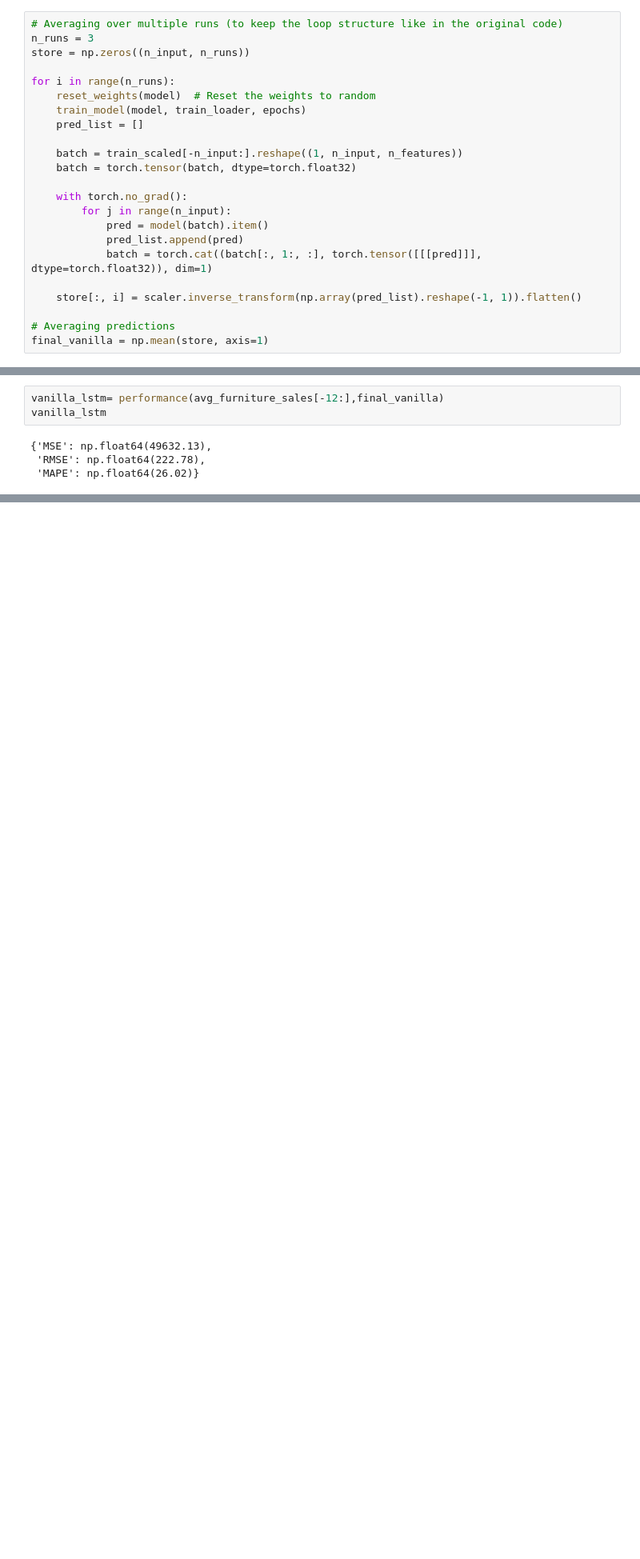
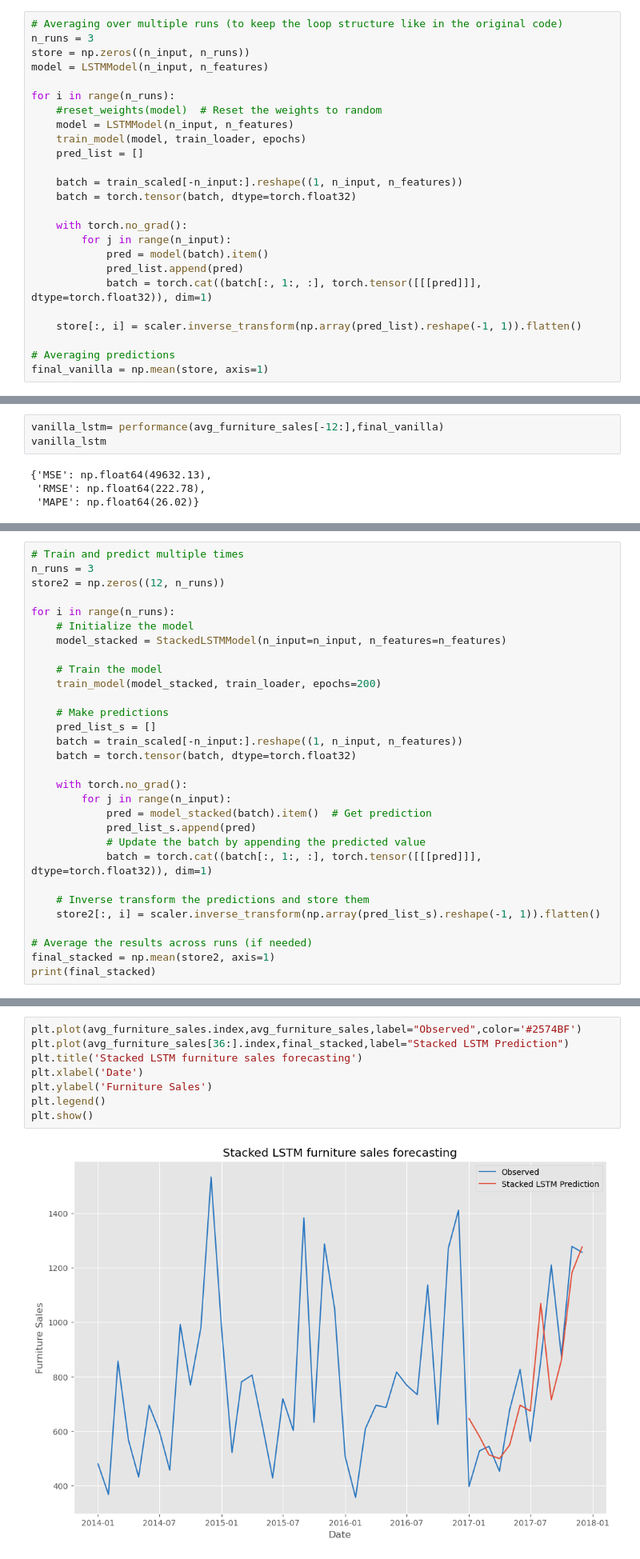
Before and after one commit to stdost/retail_store_sales_forecasting, a Jupyter notebook: notebooks/Project_playground.ipynb, the cells around one changed output, grey strips where cells are left out. Shown: that part at 80% size. Cells and saved outputs as stored; diff of their text form; blank space fills up the shorter version.

Commit message:
Adding stacked

```diff
--- a/notebooks/Project_playground.ipynb
+++ b/notebooks/Project_playground.ipynb
@@ -337,9 +337,11 @@ def reset_weights(model):
 # Averaging over multiple runs (to keep the loop structure like in the original code)
 n_runs = 3
 store = np.zeros((n_input, n_runs))
+model = LSTMModel(n_input, n_features)
 
 for i in range(n_runs):
-    reset_weights(model)  # Reset the weights to random
+    #reset_weights(model)  # Reset the weights to random
+    model = LSTMModel(n_input, n_features)
     train_model(model, train_loader, epochs)
     pred_list = []
 
@@ -412,0 +442,30 @@ vanilla_lstm
+# %%
+# Train and predict multiple times
+n_runs = 3
+store2 = np.zeros((12, n_runs))
+
+for i in range(n_runs):
+    # Initialize the model
+    model_stacked = StackedLSTMModel(n_input=n_input, n_features=n_features)
+
+    # Train the model
+    train_model(model_stacked, train_loader, epochs=200)
+
+    # Make predictions
+    pred_list_s = []
+    batch = train_scaled[-n_input:].reshape((1, n_input, n_features))
+    batch = torch.tensor(batch, dtype=torch.float32)
+
+    with torch.no_grad():
+        for j in range(n_input):
+            pred = model_stacked(batch).item()  # Get prediction
+            pred_list_s.append(pred)
+            # Update the batch by appending the predicted value
+            batch = torch.cat((batch[:, 1:, :], torch.tensor([[[pred]]], dtype=torch.float32)), dim=1)
+
+    # Inverse transform the predictions and store them
+    store2[:, i] = scaler.inverse_transform(np.array(pred_list_s).reshape(-1, 1)).flatten()
+
+# Average the results across runs (if needed)
+final_stacked = np.mean(store2, axis=1)
+print(final_stacked)
@@ -412,0 +490,10 @@ vanilla_lstm
+# %%
+plt.plot(avg_furniture_sales.index,avg_furniture_sales,label="Observed",color='#2574BF')
+plt.plot(avg_furniture_sales[36:].index,final_stacked,label="Stacked LSTM Prediction")
+plt.title('Stacked LSTM furniture sales forecasting')
+plt.xlabel('Date')
+plt.ylabel('Furniture Sales')
+plt.legend()
+plt.show()
+# %% [output]
+[figure, added]
```
Also changed, not shown: parts of 9 cells of this notebook.
